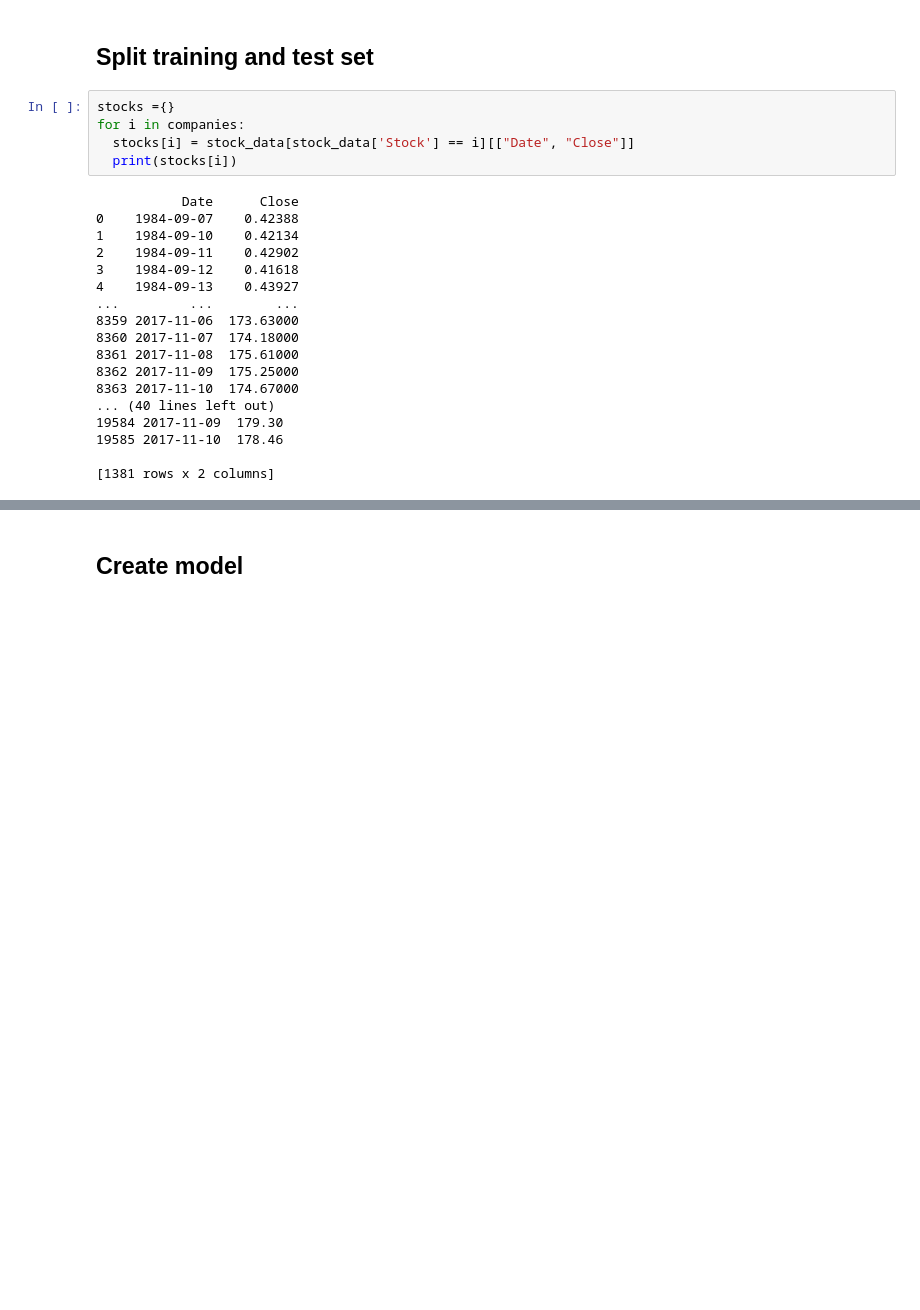
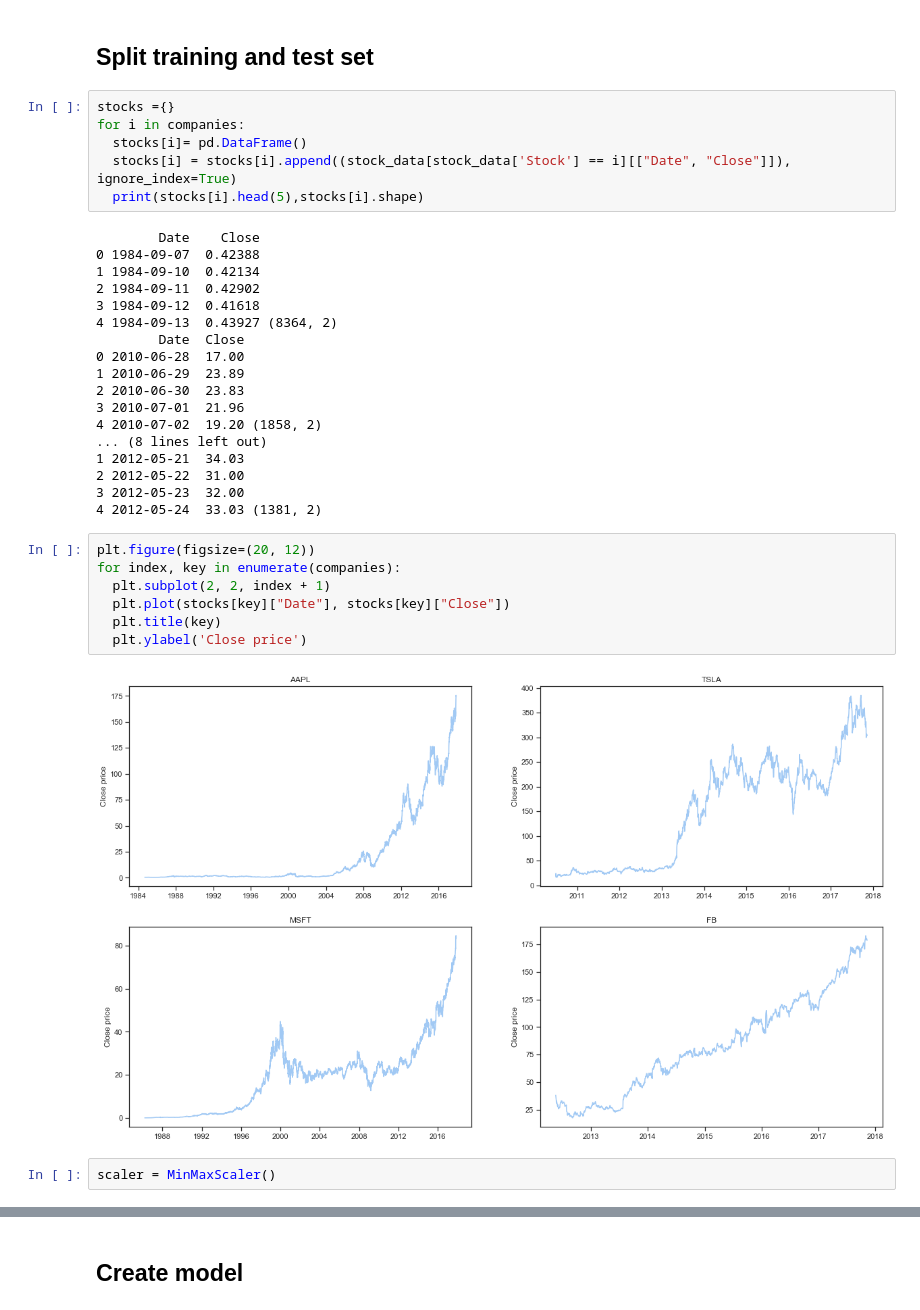
Before and after one commit to DaiVo20/Stock-Price-Prediction, a Jupyter notebook: LSTM_model.ipynb, the cells around one changed output, grey strips where cells are left out. Cells and saved outputs as stored; diff of their text form; blank space fills up the shorter version.

```diff
--- a/LSTM_model.ipynb
+++ b/LSTM_model.ipynb
@@ -43,24 +39,36 @@ print(companies)
 # %%
 stocks ={}
 for i in companies:
-  stocks[i] = stock_data[stock_data['Stock'] == i][["Date", "Close"]]
-  print(stocks[i])
+  stocks[i]= pd.DataFrame()
+  stocks[i] = stocks[i].append((stock_data[stock_data['Stock'] == i][["Date", "Close"]]), ignore_index=True)
+  print(stocks[i].head(5),stocks[i].shape)
 # %% [output]
-           Date      Close
-0    1984-09-07    0.42388
-1    1984-09-10    0.42134
-2    1984-09-11    0.42902
-3    1984-09-12    0.41618
-4    1984-09-13    0.43927
-...         ...        ...
-8359 2017-11-06  173.63000
-8360 2017-11-07  174.18000
-8361 2017-11-08  175.61000
-8362 2017-11-09  175.25000
-8363 2017-11-10  174.67000
-... (40 lines left out)
-19584 2017-11-09  179.30
-19585 2017-11-10  178.46
-
-[1381 rows x 2 columns]
+        Date    Close
+0 1984-09-07  0.42388
+1 1984-09-10  0.42134
+2 1984-09-11  0.42902
+3 1984-09-12  0.41618
+4 1984-09-13  0.43927 (8364, 2)
+        Date  Close
+0 2010-06-28  17.00
+1 2010-06-29  23.89
+2 2010-06-30  23.83
+3 2010-07-01  21.96
+4 2010-07-02  19.20 (1858, 2)
+... (8 lines left out)
+1 2012-05-21  34.03
+2 2012-05-22  31.00
+3 2012-05-23  32.00
+4 2012-05-24  33.03 (1381, 2)
+# %%
+plt.figure(figsize=(20, 12))
+for index, key in enumerate(companies):
+  plt.subplot(2, 2, index + 1)
+  plt.plot(stocks[key]["Date"], stocks[key]["Close"])
+  plt.title(key)
+  plt.ylabel('Close price')
+# %% [output]
+[figure, added]
+# %%
+scaler = MinMaxScaler()
 # %%
```
Also changed, not shown: parts of 11 cells of this notebook, 1 other file.
